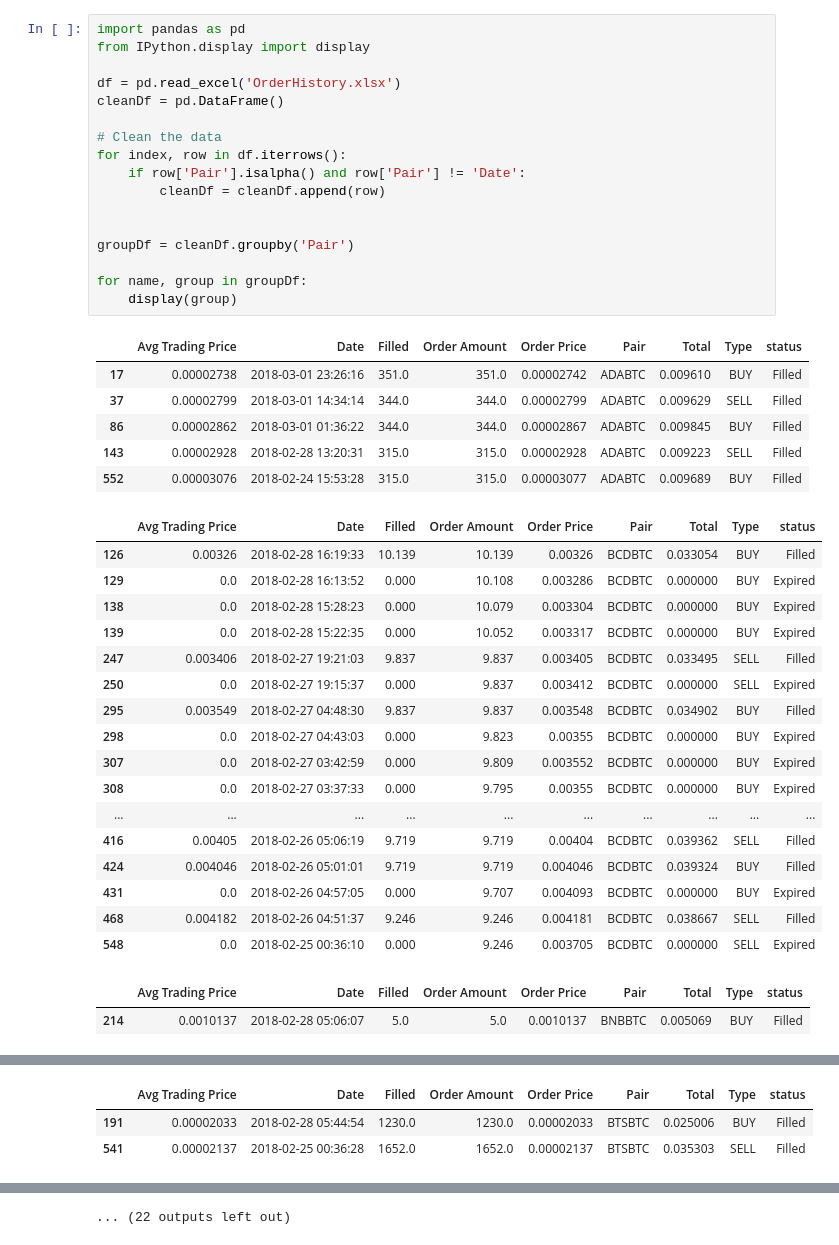
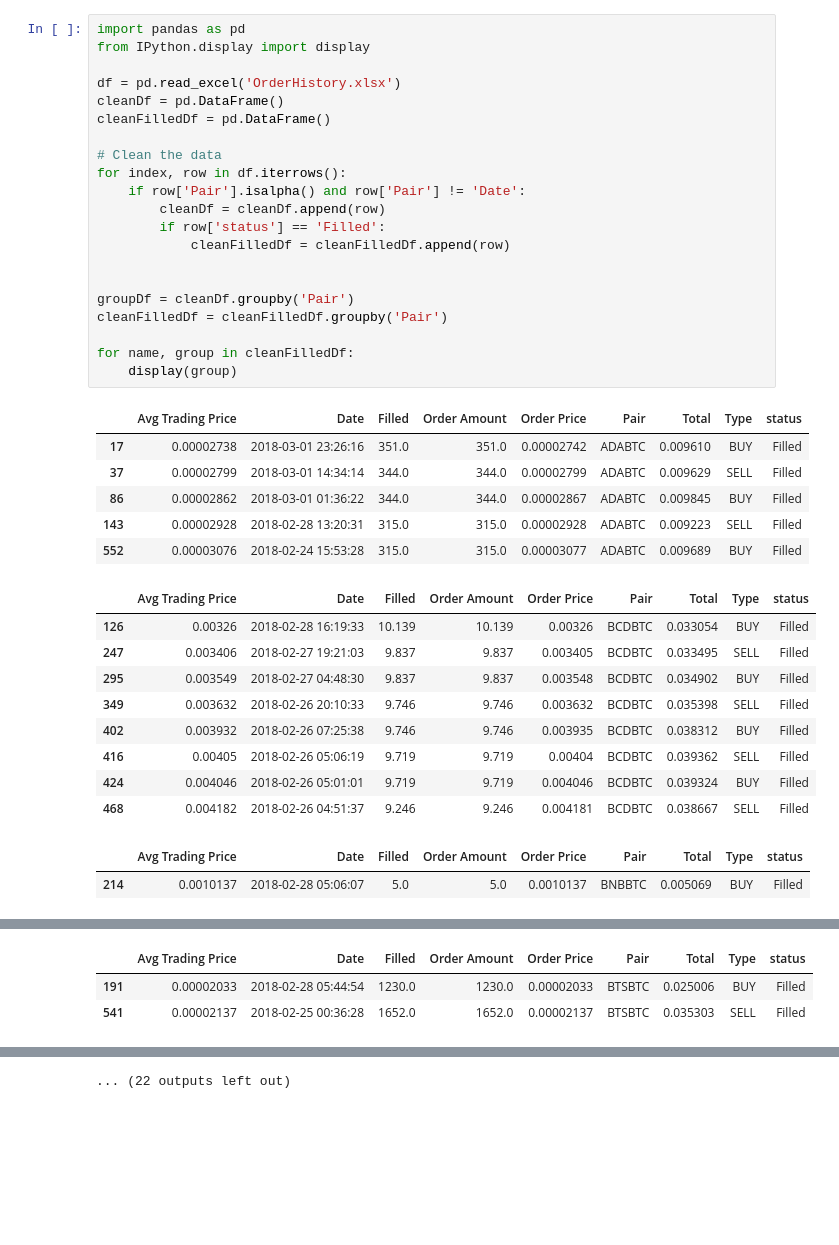
Before and after one commit to betimo/Binance_Profit_Calculator, a Jupyter notebook: RT.ipynb, the cells around one changed output, grey strips where cells are left out. Saved outputs shown, nothing was run; the diff lists cells and outputs as text; blank space fills up the shorter version.

```diff
--- a/RT.ipynb
+++ b/RT.ipynb
@@ -1,44 +1,40 @@
 # %%
 import pandas as pd
 from IPython.display import display
 
 df = pd.read_excel('OrderHistory.xlsx')
 cleanDf = pd.DataFrame()
+cleanFilledDf = pd.DataFrame()
 
 # Clean the data
 for index, row in df.iterrows():
     if row['Pair'].isalpha() and row['Pair'] != 'Date':
         cleanDf = cleanDf.append(row)
+        if row['status'] == 'Filled':
+            cleanFilledDf = cleanFilledDf.append(row)
 
 
 groupDf = cleanDf.groupby('Pair')
+cleanFilledDf = cleanFilledDf.groupby('Pair')
 
-for name, group in groupDf:
+for name, group in cleanFilledDf:
     display(group)
 # %% [output]
 |  | Avg Trading Price | Date | Filled | Order Amount | Order Price | Pair | Total | Type | status |
 | 17 | 0.00002738 | 2018-03-01 23:26:16 | 351.0 | 351.0 | 0.00002742 | ADABTC | 0.009610 | BUY | Filled |
 | 37 | 0.00002799 | 2018-03-01 14:34:14 | 344.0 | 344.0 | 0.00002799 | ADABTC | 0.009629 | SELL | Filled |
 | 86 | 0.00002862 | 2018-03-01 01:36:22 | 344.0 | 344.0 | 0.00002867 | ADABTC | 0.009845 | BUY | Filled |
 | 143 | 0.00002928 | 2018-02-28 13:20:31 | 315.0 | 315.0 | 0.00002928 | ADABTC | 0.009223 | SELL | Filled |
 | 552 | 0.00003076 | 2018-02-24 15:53:28 | 315.0 | 315.0 | 0.00003077 | ADABTC | 0.009689 | BUY | Filled |
 |  | Avg Trading Price | Date | Filled | Order Amount | Order Price | Pair | Total | Type | status |
 | 126 | 0.00326 | 2018-02-28 16:19:33 | 10.139 | 10.139 | 0.00326 | BCDBTC | 0.033054 | BUY | Filled |
-| 129 | 0.0 | 2018-02-28 16:13:52 | 0.000 | 10.108 | 0.003286 | BCDBTC | 0.000000 | BUY | Expired |
-| 138 | 0.0 | 2018-02-28 15:28:23 | 0.000 | 10.079 | 0.003304 | BCDBTC | 0.000000 | BUY | Expired |
-| 139 | 0.0 | 2018-02-28 15:22:35 | 0.000 | 10.052 | 0.003317 | BCDBTC | 0.000000 | BUY | Expired |
 | 247 | 0.003406 | 2018-02-27 19:21:03 | 9.837 | 9.837 | 0.003405 | BCDBTC | 0.033495 | SELL | Filled |
-| 250 | 0.0 | 2018-02-27 19:15:37 | 0.000 | 9.837 | 0.003412 | BCDBTC | 0.000000 | SELL | Expired |
 | 295 | 0.003549 | 2018-02-27 04:48:30 | 9.837 | 9.837 | 0.003548 | BCDBTC | 0.034902 | BUY | Filled |
-| 298 | 0.0 | 2018-02-27 04:43:03 | 0.000 | 9.823 | 0.00355 | BCDBTC | 0.000000 | BUY | Expired |
-| 307 | 0.0 | 2018-02-27 03:42:59 | 0.000 | 9.809 | 0.003552 | BCDBTC | 0.000000 | BUY | Expired |
-| 308 | 0.0 | 2018-02-27 03:37:33 | 0.000 | 9.795 | 0.00355 | BCDBTC | 0.000000 | BUY | Expired |
-| ... | ... | ... | ... | ... | ... | ... | ... | ... | ... |
+| 349 | 0.003632 | 2018-02-26 20:10:33 | 9.746 | 9.746 | 0.003632 | BCDBTC | 0.035398 | SELL | Filled |
+| 402 | 0.003932 | 2018-02-26 07:25:38 | 9.746 | 9.746 | 0.003935 | BCDBTC | 0.038312 | BUY | Filled |
 | 416 | 0.00405 | 2018-02-26 05:06:19 | 9.719 | 9.719 | 0.00404 | BCDBTC | 0.039362 | SELL | Filled |
 | 424 | 0.004046 | 2018-02-26 05:01:01 | 9.719 | 9.719 | 0.004046 | BCDBTC | 0.039324 | BUY | Filled |
-| 431 | 0.0 | 2018-02-26 04:57:05 | 0.000 | 9.707 | 0.004093 | BCDBTC | 0.000000 | BUY | Expired |
 | 468 | 0.004182 | 2018-02-26 04:51:37 | 9.246 | 9.246 | 0.004181 | BCDBTC | 0.038667 | SELL | Filled |
-| 548 | 0.0 | 2018-02-25 00:36:10 | 0.000 | 9.246 | 0.003705 | BCDBTC | 0.000000 | SELL | Expired |
 |  | Avg Trading Price | Date | Filled | Order Amount | Order Price | Pair | Total | Type | status |
 | 214 | 0.0010137 | 2018-02-28 05:06:07 | 5.0 | 5.0 | 0.0010137 | BNBBTC | 0.005069 | BUY | Filled |
 |  | Avg Trading Price | Date | Filled | Order Amount | Order Price | Pair | Total | Type | status |
```
Also changed, not shown: parts of 2 cells of this notebook.
